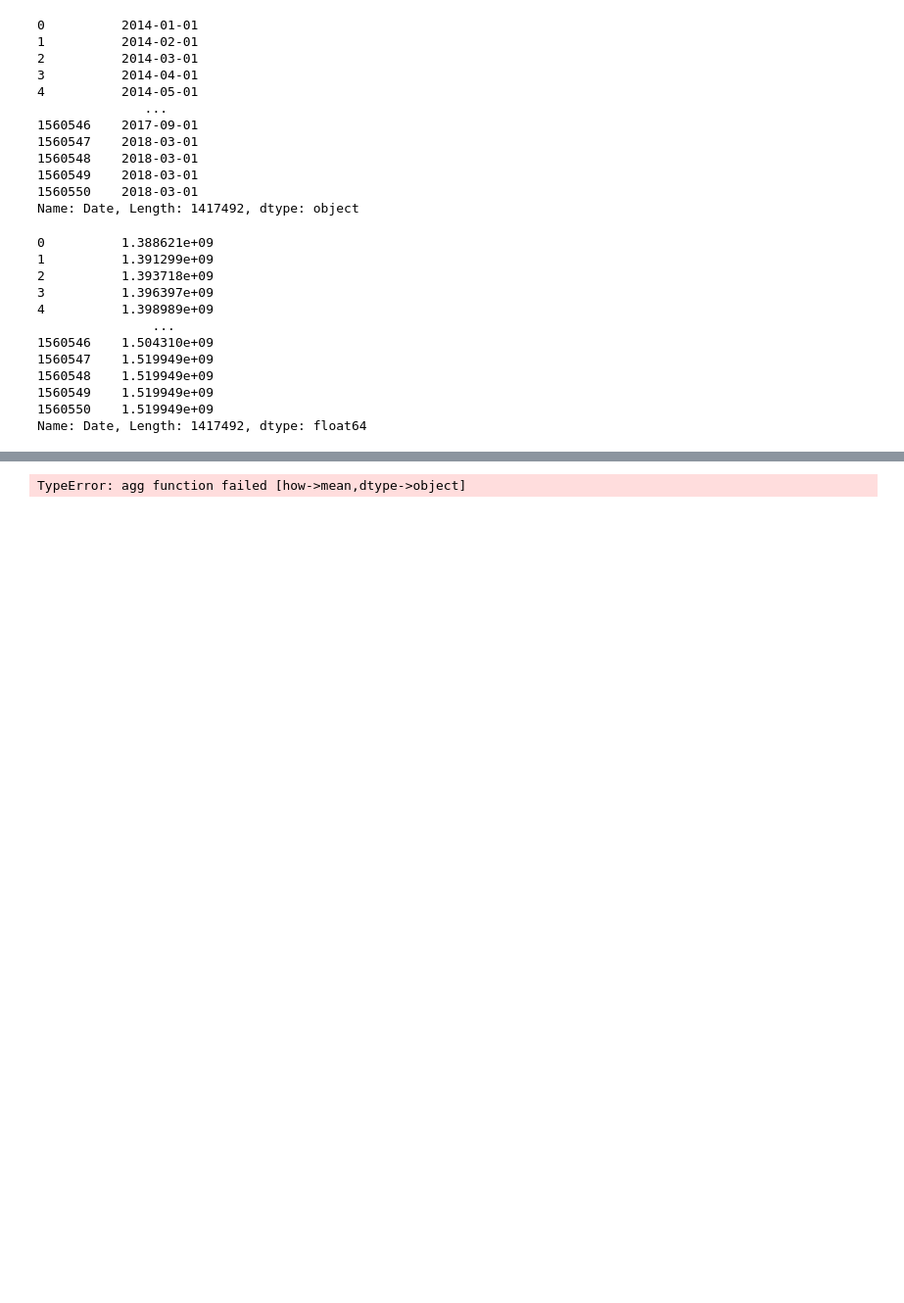
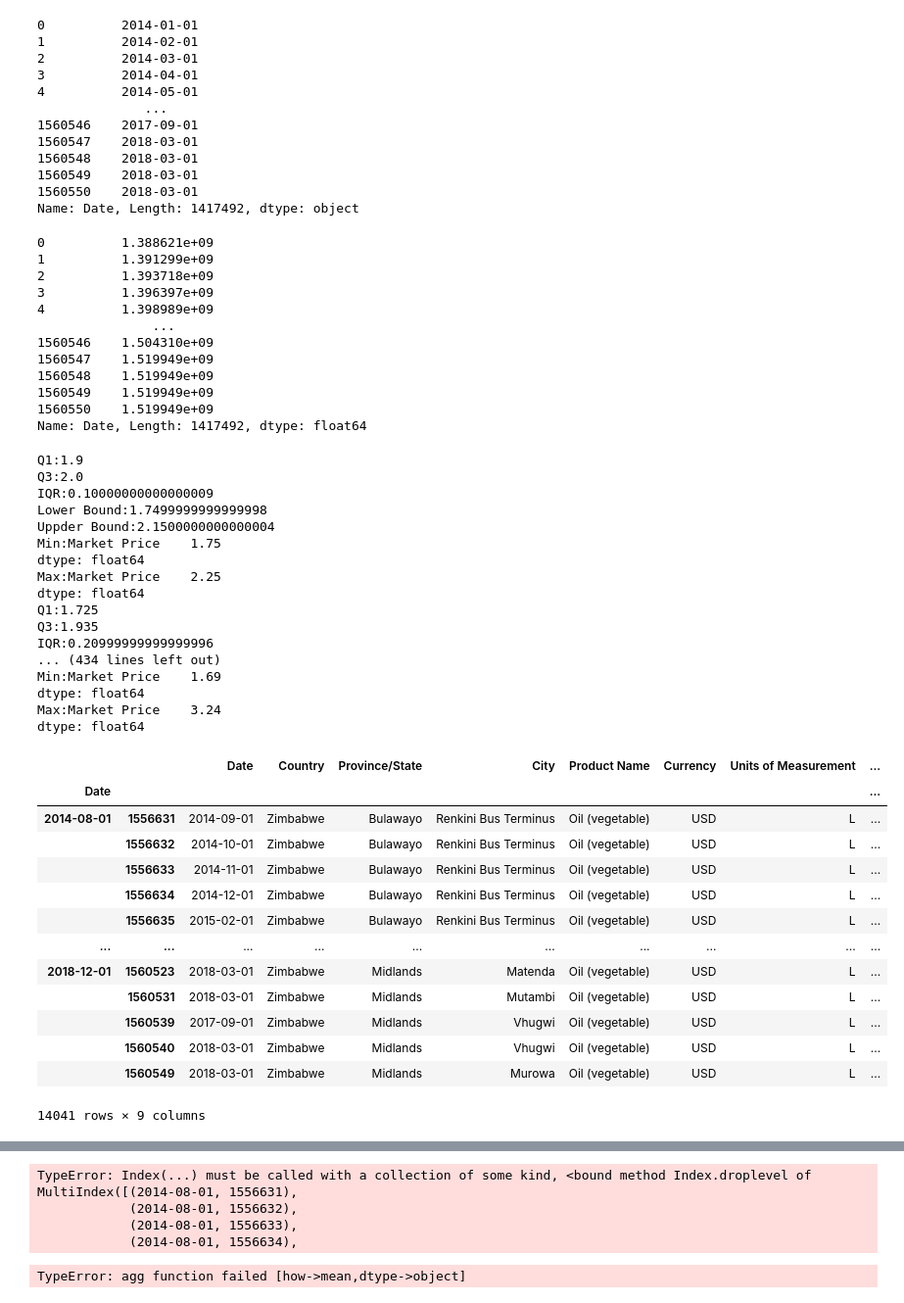
Before and after one commit to gigawawa/Food-Prices-Project, a Jupyter notebook: foodPriceAnalysis.ipynb, the cells around one changed output, grey strips where cells are left out. Shown at 98% size. Drawn from its saved outputs; the diff is of its cells as text; code cells hidden in the pictures; blank space fills up the shorter version.

Commit message:
removing outliers from graphs

```diff
--- a/foodPriceAnalysis.ipynb
+++ b/foodPriceAnalysis.ipynb
@@ -424,3 +435,69 @@ Name: Date, Length: 1417492, dtype: object
 1560549    1.519949e+09
 1560550    1.519949e+09
 Name: Date, Length: 1417492, dtype: float64
+# %%
+# Use seaborn regplot + robust feature
+# Upper and lower bounds will change per date
+import statsmodels.api
+
+def removeOutliers(data):
+    q1, q3 = np.percentile(data, [25, 75])
+    iqr = q3 - q1
+    lowerBound = q1 - (iqr * 1.5)
+    upperBound = q3 + (iqr * 1.5)
+    mask1 = tempDF["Market Price"] >= lowerBound
+    mask2 = tempDF["Market Price"] <= upperBound
+    dataWithoutOutliers = tempDF[mask1 & mask2]
+
+    print("Q1:" + str(q1), "Q3:" + str(q3), "IQR:" + str(iqr), "Lower Bound:" + str(lowerBound), "Uppder Bound:" + str(upperBound), "Min:" + str(data.min()), "Max:" + str(data.max()), sep='\n')
+
+    return dataWithoutOutliers
+
+country = "Zimbabwe"
+product = "Oil (vegetable)"
+tempDF = df.loc[(df['Country']== country) & (df['Product Name']== product)]
+
+prayge = tempDF[["Date", "Market Price"]].groupby(["Date"]).apply(removeOutliers)
+display(prayge)
+print(type(prayge))
+print(prayge.index)
+prayge.index = prayge.index.droplevel
+print(prayge.index)
+
+# print("Q1:" + str(q1), "Q3:" + str(q3), "IQR:" + str(iqr), "Lower Bound:" + str(lowerBound), "Uppder Bound:" + str(upperBound), "Min:" + str(tempDF["Market Price"].min()), "Max:" + str(tempDF["Market Price"].max()), sep='\n')
+# display(tempDF.head())
+
+
+sns.boxplot(data = dataset, x="Date", y="Market Price")
+# %% [output]
+Q1:1.9
+Q3:2.0
+IQR:0.10000000000000009
+Lower Bound:1.7499999999999998
+Uppder Bound:2.1500000000000004
+Min:Market Price    1.75
+dtype: float64
+Max:Market Price    2.25
+dtype: float64
+Q1:1.725
+Q3:1.935
+IQR:0.20999999999999996
+... (434 lines left out)
+Min:Market Price    1.69
+dtype: float64
+Max:Market Price    3.24
+dtype: float64
+|  |  | Date | Country | Province/State | City | Product Name | Currency | Units of Measurement | ... |
+| Date |  |  |  |  |  |  |  |  | ... |
+| 2014-08-01 | 1556631 | 2014-09-01 | Zimbabwe | Bulawayo | Renkini Bus Terminus | Oil (vegetable) | USD | L | ... |
+|  | 1556632 | 2014-10-01 | Zimbabwe | Bulawayo | Renkini Bus Terminus | Oil (vegetable) | USD | L | ... |
+|  | 1556633 | 2014-11-01 | Zimbabwe | Bulawayo | Renkini Bus Terminus | Oil (vegetable) | USD | L | ... |
+|  | 1556634 | 2014-12-01 | Zimbabwe | Bulawayo | Renkini Bus Terminus | Oil (vegetable) | USD | L | ... |
+|  | 1556635 | 2015-02-01 | Zimbabwe | Bulawayo | Renkini Bus Terminus | Oil (vegetable) | USD | L | ... |
+| ... | ... | ... | ... | ... | ... | ... | ... | ... | ... |
+| 2018-12-01 | 1560523 | 2018-03-01 | Zimbabwe | Midlands | Matenda | Oil (vegetable) | USD | L | ... |
+|  | 1560531 | 2018-03-01 | Zimbabwe | Midlands | Mutambi | Oil (vegetable) | USD | L | ... |
+|  | 1560539 | 2017-09-01 | Zimbabwe | Midlands | Vhugwi | Oil (vegetable) | USD | L | ... |
+|  | 1560540 | 2018-03-01 | Zimbabwe | Midlands | Vhugwi | Oil (vegetable) | USD | L | ... |
+|  | 1560549 | 2018-03-01 | Zimbabwe | Midlands | Murowa | Oil (vegetable) | USD | L | ... |
+14041 rows × 9 columns
@@ -427,3 +521,7 @@ Name: Date, Length: 1417492, dtype: float64
+TypeError: Index(...) must be called with a collection of some kind, <bound method Index.droplevel of MultiIndex([(2014-08-01, 1556631),
+            (2014-08-01, 1556632),
+            (2014-08-01, 1556633),
+            (2014-08-01, 1556634),
 # %%
 def DrawAverageGraph(country, product):
     tempDF = df.loc[(df['Country']== country) & (df['Product Name']== product)]
```
Also changed, not shown: parts of 7 cells of this notebook.
